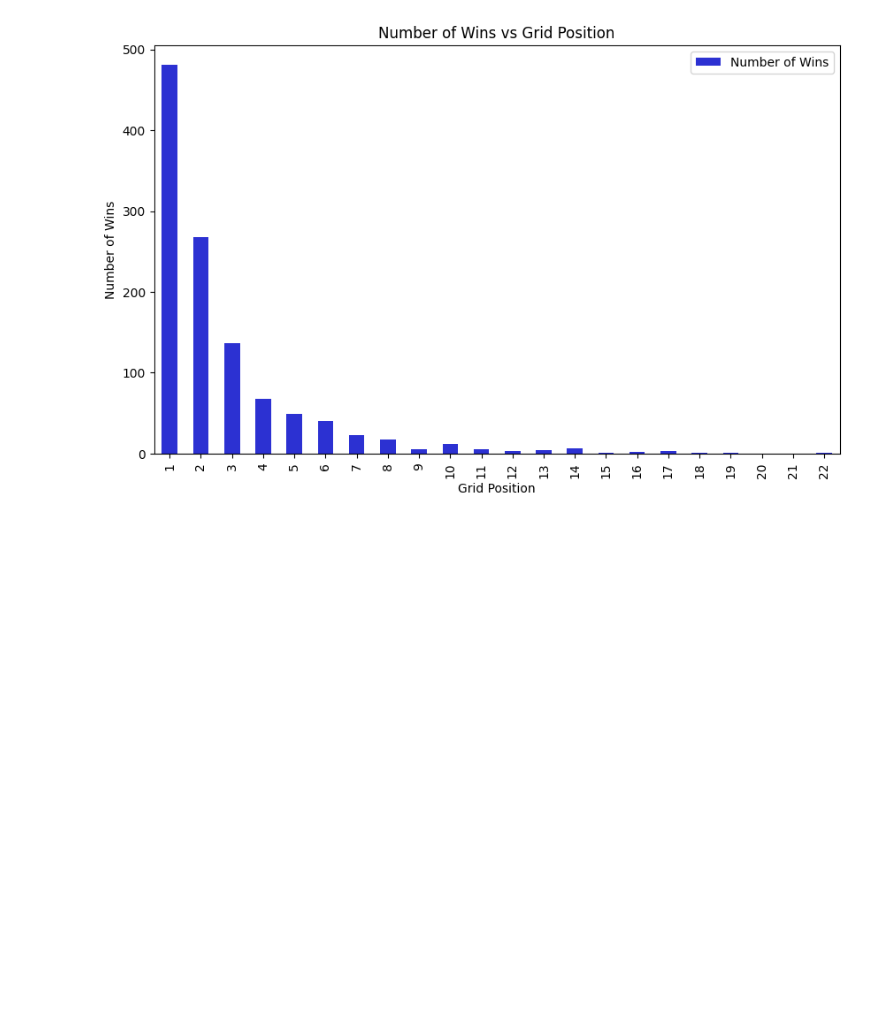
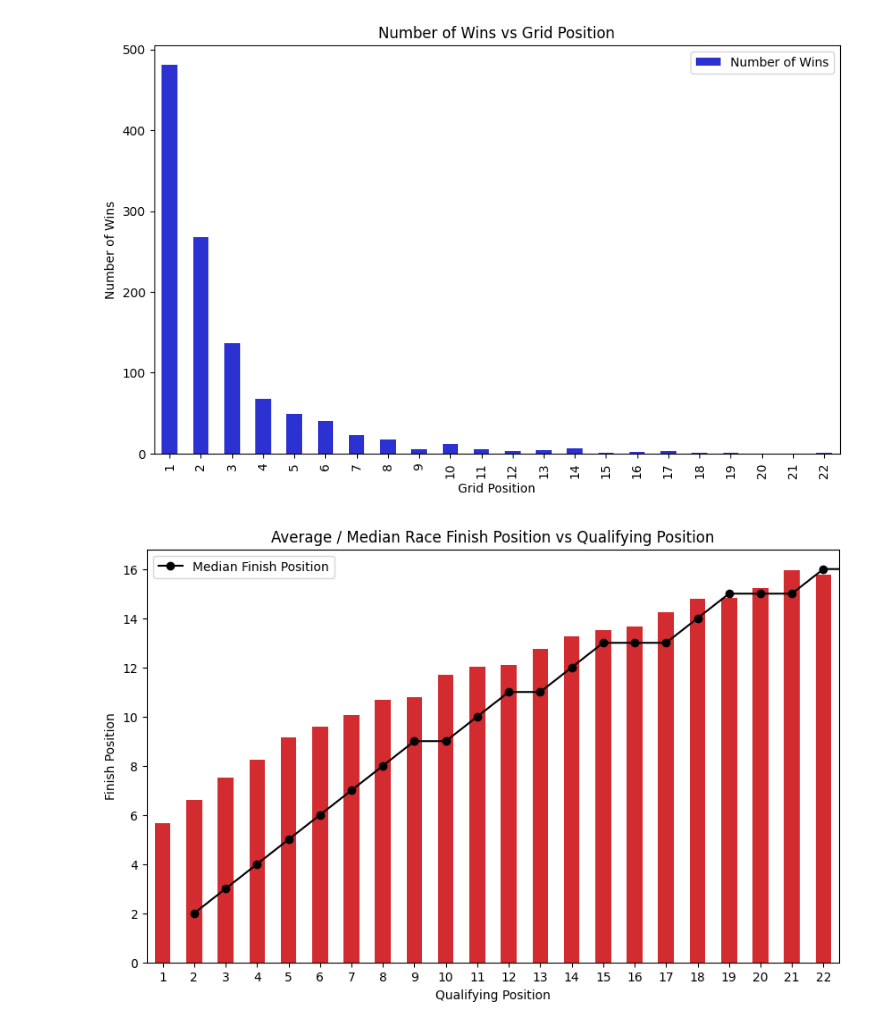
Before and after one commit to aditi-n-kumar/EDA-Case-Studies, a Jupyter notebook: F1-What-Wins-Races-EDA/F1-What-Wins-Races.ipynb, the cells around one changed output. Saved outputs shown, nothing was run; the diff lists cells and outputs as text; code cells hidden in the pictures; blank space fills up the shorter version.

Commit message:
Qualifying Position vs Race Finish

```diff
--- a/F1-What-Wins-Races-EDA/F1-What-Wins-Races.ipynb
+++ b/F1-What-Wins-Races-EDA/F1-What-Wins-Races.ipynb
@@ -209,3 +209,32 @@ plt.ylabel('Number of Wins')
 plt.show()
 # %% [output]
 [figure]
+# %%
+# Qualifying Position vs Race Finish (average)
+# Make numeric and drop non-finishers
+df['grid'] = pd.to_numeric(df['grid'], errors='coerce')
+df['positionOrder'] = pd.to_numeric(df['positionOrder'], errors='coerce')
+results_clean = df.dropna(subset=['grid', 'positionOrder']).copy()
+
+# Exclude impossible grid values and non-positive finish positions
+results_clean = results_clean[results_clean['grid'].between(1, 22) & (results_clean['positionOrder'] > 0)]
+
+# calculate mean and median finish position per qualifying spot
+agg = results_clean.groupby('grid')['positionOrder'].agg(['mean', 'median']).reset_index()
+agg.columns = ['Qualifying Position', 'Mean Finish Position', 'Median Finish Position']
+agg = agg.sort_values('Qualifying Position')
+
+# reindex to make sure positions 1-22 appear (missing -> NaN)
+full_idx = pd.DataFrame({'Qualifying Position': range(1, 23)})
+agg = full_idx.merge(agg, on='Qualifying Position', how='left')
+
+# Plot mean (and median as a line)
+ax = agg.plot(x='Qualifying Position', y='Mean Finish Position', kind='bar', figsize=(10,6), color="#D22C31", legend=False)
+agg.plot(x='Qualifying Position', y='Median Finish Position', kind='line', marker='o', color='black', secondary_y=False, ax=ax)
+plt.title('Average / Median Race Finish Position vs Qualifying Position')
+plt.xlabel('Qualifying Position')
+plt.ylabel('Finish Position')
+plt.legend(['Median Finish Position'])
+plt.show()
+# %% [output]
+[figure, added]
```
